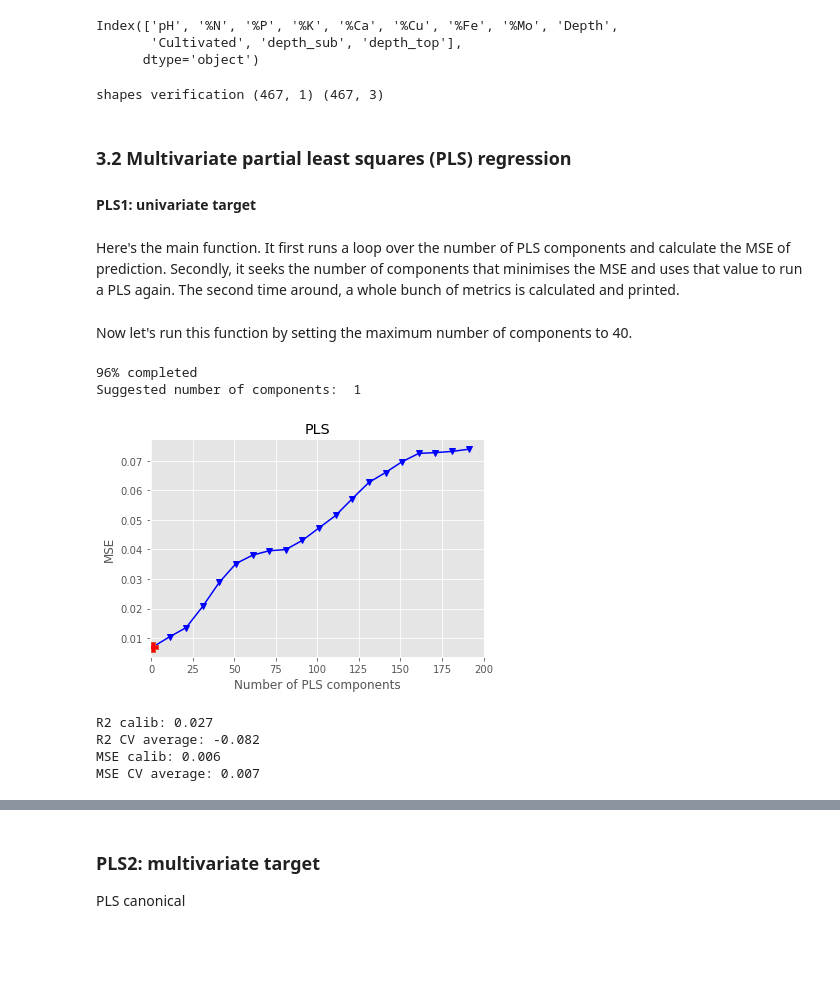
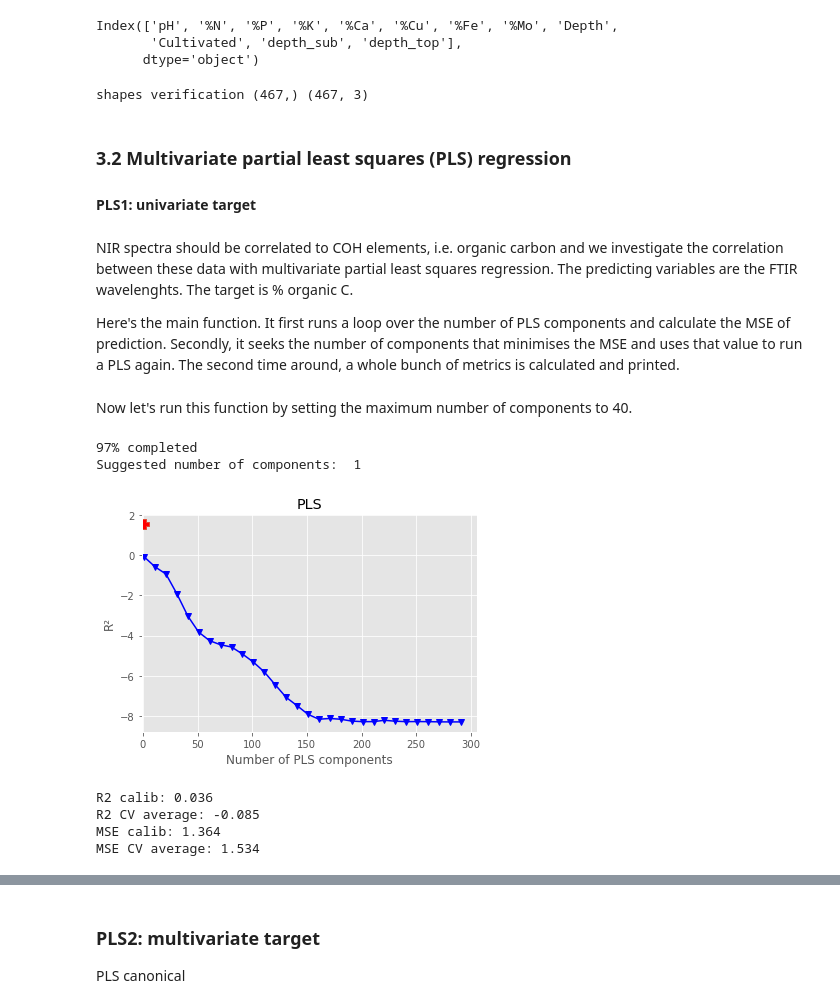
Before and after one commit to opsabarsec/African-soil-chemistry, a Jupyter notebook: afsis-soil-chem-MODEL.ipynb, the cells around one changed output, grey strips where cells are left out. Drawn from its saved outputs; the diff is of its cells as text; code cells hidden in the pictures; blank space fills up the shorter version.

```diff
--- a/afsis-soil-chem-MODEL.ipynb
+++ b/afsis-soil-chem-MODEL.ipynb
@@ -57,0 +60,4 @@ df_composition.head()
+# %%
+df_composition = pd.read_csv('complete_elemental_analysis_dataset.csv')
+df_composition = df_composition.rename(columns={"P": "%P", "K": "%K","Ca": "%Ca", "Cu": "%Cu", "Fe": "%Fe", "Mo": "%Mo","Mg": "%Mg","S": "%S","Mn": "%Mn","Zn": "%Zn" })
+df_composition.head()
@@ -85,9 +99,10 @@ The figures show poor correlation. Surprising that this is true comparing the sa
 # %% [markdown]
 #### 2.2.1 Features selection
 # %%
-elemental_variables = ['pH', '%N', 'P', 'K', 'Ca','Cu','Fe', 'Mo', 'Depth', 'Cultivated']
+elemental_variables = ['pH', '%N', '%P', '%K', '%Ca','%Mg','%S','%Cu','%Mo','%Mn','%Fe', 'Depth', 'Cultivated']
+# major and oligoelements are taken into account for the soil composition
 
 df_composition_reduced = df_composition[elemental_variables]
-df_composition_reduced = df_composition_reduced.rename(columns={"P": "%P", "K": "%K","Ca": "%Ca", "Cu": "%Cu", "Fe": "%Fe", "Mo": "%Mo"})
+
 df_composition_reduced.head()
 # %% [output]
@@ -248,19 +357,21 @@ Index(['pH', '%N', '%P', '%K', '%Ca', '%Cu', '%Fe', '%Mo', 'Depth',
       dtype='object')
 # %%
 #PLS1 - single feature regression
-target_feature = ['%N'] #[, '%P', '%K']#, '%Ca', '%Cu', '%Fe', '%Mo','pH'
+target_feature = ['C % Org'] #[, '%P', '%K']#, '%Ca', '%Cu', '%Fe', '%Mo','pH'
 #PLS2 - multiple features regression
 target_features = ['%N', '%P', '%K']#, '%Ca', '%Cu', '%Fe', '%Mo','pH']
 
-y2 = df_composition_reduced[target_feature].values #PLS1 - single feature regression
+y2 = df_composition['C % Org'].values #PLS1 - single feature regression
 Y2 = df_composition_reduced[target_features].values #PLS2 - multiple features regression
 print('shapes verification',y2.shape, Y2.shape)
 # %% [output]
-shapes verification (467, 1) (467, 3)
+shapes verification (467,) (467, 3)
 # %% [markdown]
 ### 3.2 Multivariate partial least squares (PLS) regression
 #### PLS1: univariate target
 # %% [markdown]
+NIR spectra should be correlated to COH elements, i.e. organic carbon and we investigate the correlation between these data with multivariate partial least squares regression. The predicting variables are the FTIR wavelenghts. The target is % organic C.
+
 Here's the main function. It first runs a loop over the number of PLS components and calculate the MSE of prediction. Secondly, it seeks the number of components that minimises the MSE and uses that value to run a PLS again. The second time around, a whole bunch of metrics is calculated and printed.
 # %%
 X2_train, X2_test, y2_train, y2_test = train_test_split(X2, y2, test_size = 0.2, random_state = 42)
@@ -271,6 +382,7 @@ def optimise_pls_cv(X, y, n_comp, plot_components=True):
        and calculate MSE '''
 
     mse = []
+    r2 = []
     component = np.arange(1, n_comp,10)
 
     for i in component:
@@ -280,6 +392,7 @@ def optimise_pls_cv(X, y, n_comp, plot_components=True):
         y_cv = cross_val_predict(pls, X, y, cv=10)
 
         mse.append(mean_squared_error(y, y_cv))
+        r2.append(r2_score(y, y_cv))
 
         comp = 100*(i+1)/n_comp
         # Trick to update status on the same line
@@ -294,10 +407,10 @@ def optimise_pls_cv(X, y, n_comp, plot_components=True):
 
     if plot_components is True:
         with plt.style.context(('ggplot')):
-            plt.plot(component, np.array(mse), '-v', color = 'blue', mfc='blue')
+            plt.plot(component, np.array(r2), '-v', color = 'blue', mfc='blue')
             plt.plot(component[msemin], np.array(mse)[msemin], 'P', ms=10, mfc='red')
             plt.xlabel('Number of PLS components')
-            plt.ylabel('MSE')
+            plt.ylabel('R²')
             plt.title('PLS')
             plt.xlim(left=-1)
 
@@ -331,13 +444,13 @@ def optimise_pls_cv(X, y, n_comp, plot_components=True):
 # %% [markdown]
 Now let's run this function by setting the maximum number of components to 40.
 # %%
-optimise_pls_cv(X2,y2, 200, plot_components=True)
+optimise_pls_cv(X2,y2, 300, plot_components=True)
 # %% [output]
-96% completed
+97% completed
 Suggested number of components:  1
-[figure, old version]
+[figure, new version]
-R2 calib: 0.027
-R2 CV average: -0.082
-MSE calib: 0.006
-MSE CV average: 0.007
+R2 calib: 0.036
+R2 CV average: -0.085
+MSE calib: 1.364
+MSE CV average: 1.534
 # %%
```
Also changed, not shown: parts of 33 cells of this notebook, 4 other files.
